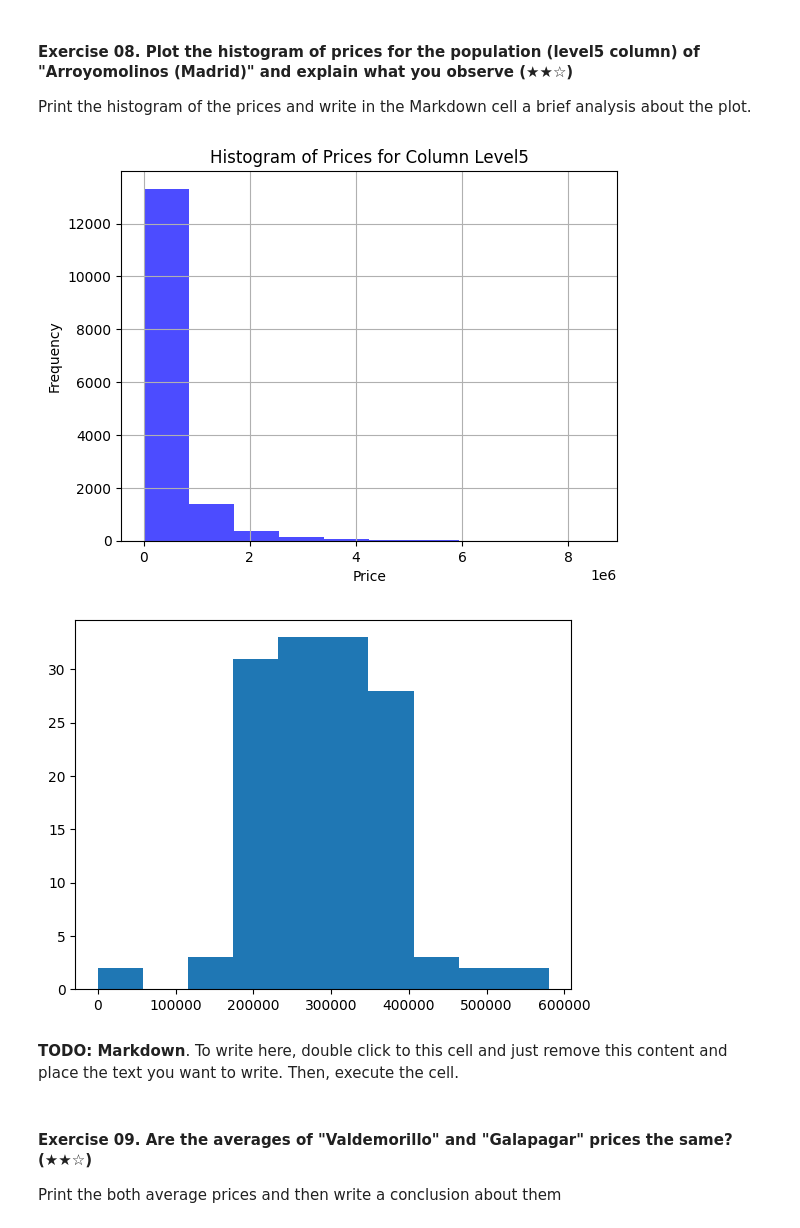
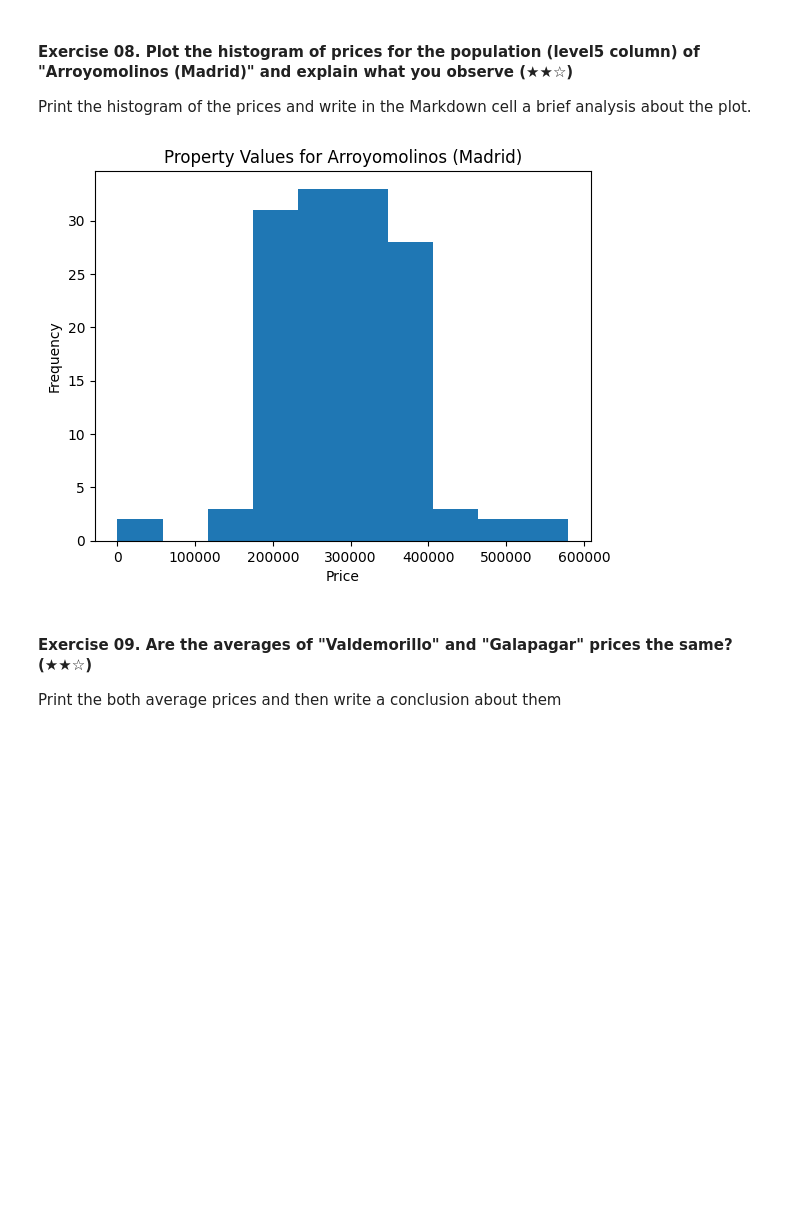
Before and after one commit to Kransky85/realestate-datacleanup-exercise, a Jupyter notebook: project.ipynb, the cells around one changed output. Drawn from its saved outputs; the diff is of its cells as text; code cells hidden in the pictures; blank space fills up the shorter version.

```diff
--- a/project.ipynb
+++ b/project.ipynb
@@ -126,7 +134,10 @@ ds.isna()
 
 Print a comparison between the dimensions of the original DataFrame versus the DataFrame after the deletions
 # %%
-ds.dropna(axis=1, how="any", inplace=True)
+ds2 = ds.dropna()
 
-print(ds.isna())
+oldsize = ds.shape
+newsize = ds2.shape
+
+print(f"The dimentions of the original dataset were {oldsize} and the dimensions of the revised dataset are {newsize}")
 # %% [output]
@@ -194,27 +159,16 @@ print(data)
 
 Print the histogram of the prices and write in the Markdown cell a brief analysis about the plot.
 # %%
-
-
 import matplotlib.pyplot as plt
-
-population_ds = ds['price']
-
-plt.hist(population_ds, bins=10, color='blue', alpha=0.7)
-plt.xlabel('Price')
-plt.ylabel('Frequency')
-plt.title('Histogram of Prices for Column Level5')
-plt.grid(True)
-plt.show()
 
 data = ds[ds['level5'] == "Arroyomolinos (Madrid)"]
 plt.hist(data['price'])
+plt.xlabel('Price')
+plt.ylabel('Frequency')
+plt.title('Property Values for Arroyomolinos (Madrid)')
 plt.show()
 # %% [output]
-[figure, old version]
+[figure, new version]
-[figure, removed]
-# %% [markdown]
-**TODO: Markdown**. To write here, double click to this cell and just remove this content and place the text you want to write. Then, execute the cell.
 # %% [markdown]
 #### Exercise 09. Are the averages of "Valdemorillo" and "Galapagar" prices the same? (★★☆)
 
```
Also changed, not shown: parts of 22 cells of this notebook.
